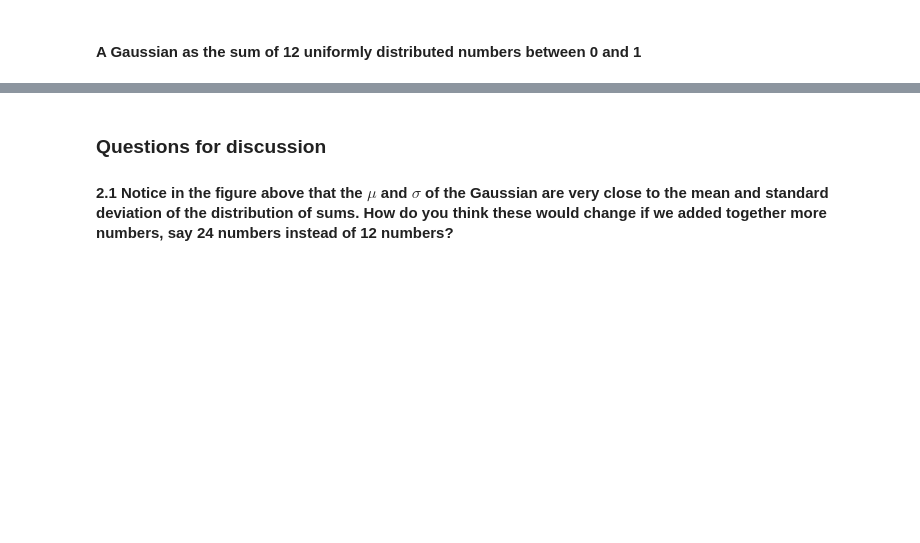
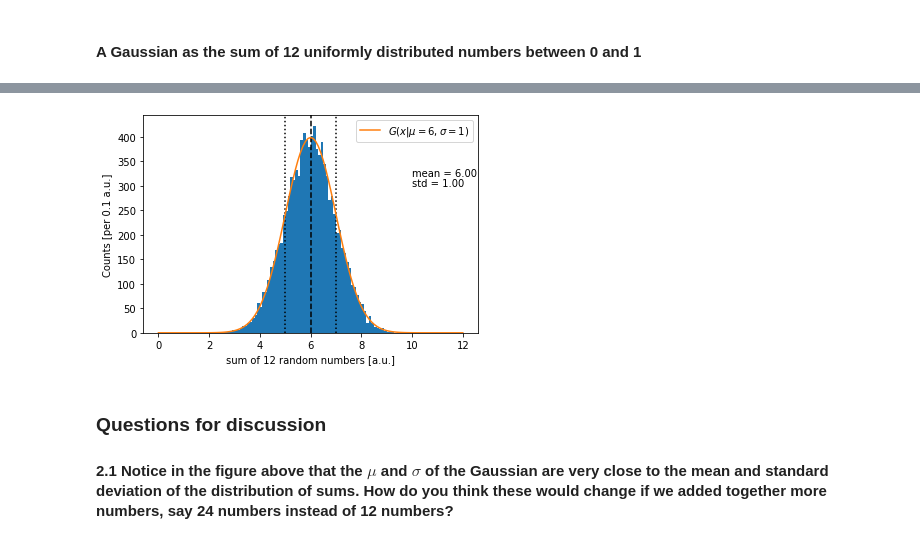
Before and after one commit to KIPAC/Physics89L, a Jupyter notebook: nb/04_01_Lets_Make_A_Gaussian.ipynb, the cells around one changed output, grey strips where cells are left out. Cells and saved outputs as stored; diff of their text form; code cells hidden in the pictures; blank space fills up the shorter version.

```diff
--- a/nb/04_01_Lets_Make_A_Gaussian.ipynb
+++ b/nb/04_01_Lets_Make_A_Gaussian.ipynb
@@ -155,26 +154,28 @@ print(f"And we have {sums.size} numbers total")
 # %%
 xvals = np.linspace(0,12,121)
 
-# Note.  The Gaussian is defined so that it integrates to 1.  But:
+# Note: The Gaussian is defined so that it integrates to 1.  But:
 #  1) We generated 10000 numbers
 #  2) Our histogram bins are 0.1 units wide.
-# So, to get the height of the curve to match the histogram we need to multiply by a prefactor
+# So, to get the height of the curve to match the histogram we need to multiply by a prefactor of 10000 * 0.1
 
 plt.hist(sums, bins=xvals)
 plt.axvline(x=np.mean(sums), ls='--', c='k')
 plt.axvline(x=np.mean(sums)+np.std(sums), ls=':', c='k')
 plt.axvline(x=np.mean(sums)-np.std(sums), ls=':', c='k')
 
 prefactor = 10000 * 0.1
 myGauss = prefactor*stats.norm(loc=6, scale=1).pdf(xvals)
-plt.plot(xvals, myGauss, label=r'$G(x, \mu=6, \sigma=1)$')
+plt.plot(xvals, myGauss, label=r'$G(x | \mu=6, \sigma=1)$')
 
-plt.xlabel(r'sum of 12 random numbers[$a.u.$]')
-plt.ylabel(r'Counts [per $0.1 a.u.$]')
+plt.xlabel(r'sum of 12 random numbers [a.u.]')
+plt.ylabel(r'Counts [per 0.1 a.u.]')
 plt.legend()
-plt.annotate(f"mean = {np.mean(sums):0.2f}", (10,320))
+plt.annotate(f"mean = {np.mean(sums):0.2f}", (10, 320))
 plt.annotate(f"std = {np.std(sums):0.2f}", (10, 300))
 plt.show()
+# %% [output]
+[figure, added]
 # %% [markdown]
 ### Questions for discussion
 
```
Also changed, not shown: parts of 23 cells of this notebook, 1 other file.
